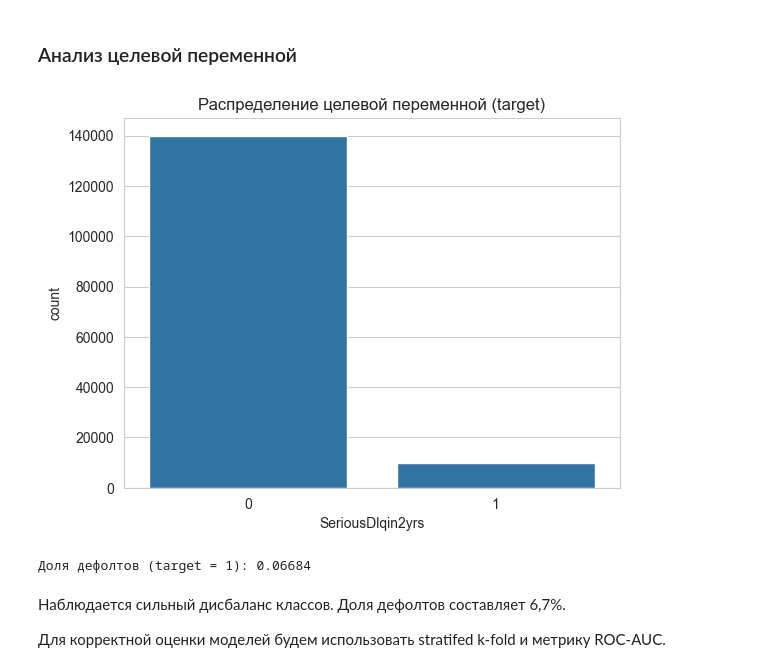
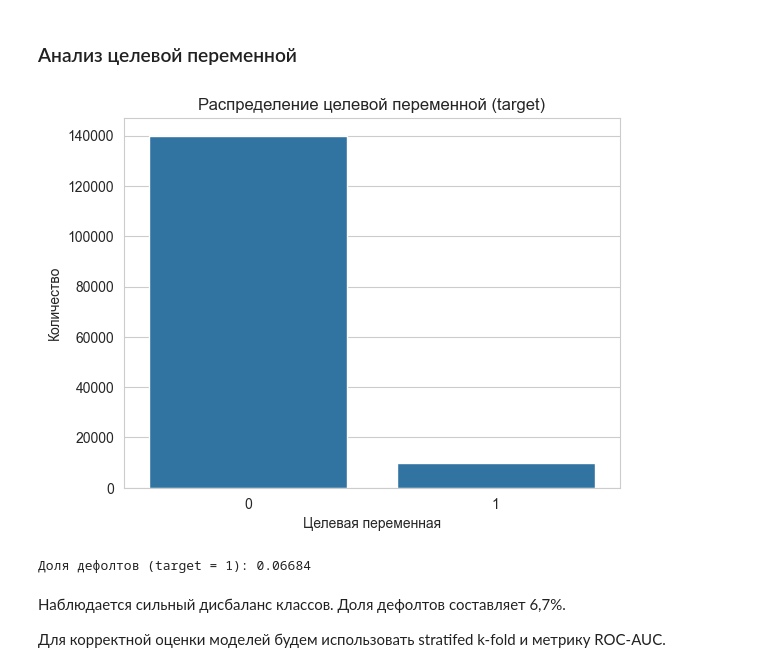
Before and after one commit to george-gh5/credit-scoring-ml, a Jupyter notebook: notebooks/01_eda_and_prep.ipynb, the cells around one changed output. Drawn from its saved outputs; the diff is of its cells as text; code cells hidden in the pictures.

```diff
--- a/notebooks/01_eda_and_prep.ipynb
+++ b/notebooks/01_eda_and_prep.ipynb
@@ -162,11 +175,13 @@ dtype: int64
 # %%
 sns.countplot(x='SeriousDlqin2yrs', data=df)
 plt.title('Распределение целевой переменной (target)')
+plt.xlabel('Целевая переменная')
+plt.ylabel('Количество')
 plt.show()
 
 print(f"Доля дефолтов (target = 1): {df[df['SeriousDlqin2yrs'] == 1].shape[0] / len(df)}")
 # %% [output]
-[figure, old version]
+[figure, new version]
 Доля дефолтов (target = 1): 0.06684
 # %% [markdown]
 Наблюдается сильный дисбаланс классов. Доля дефолтов составляет 6,7%.
```
Also changed, not shown: parts of 61 cells of this notebook, 2 other files.
